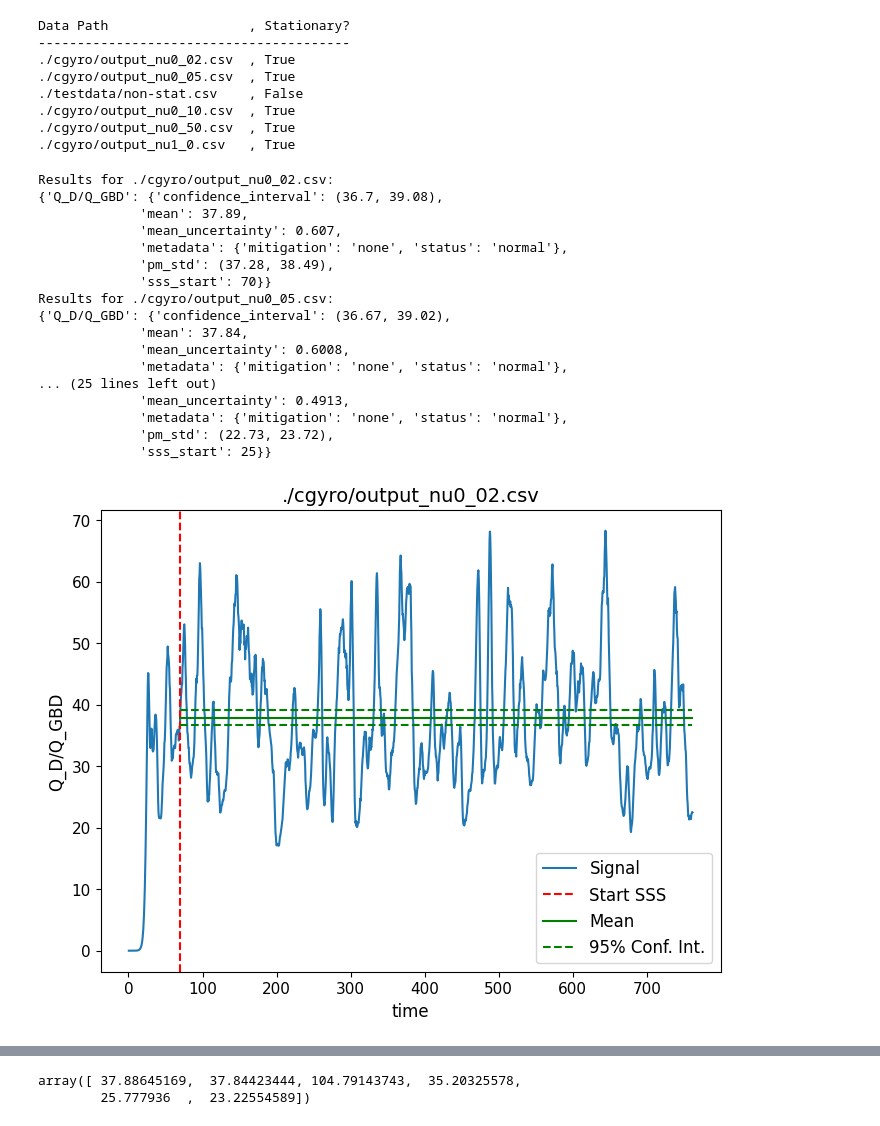
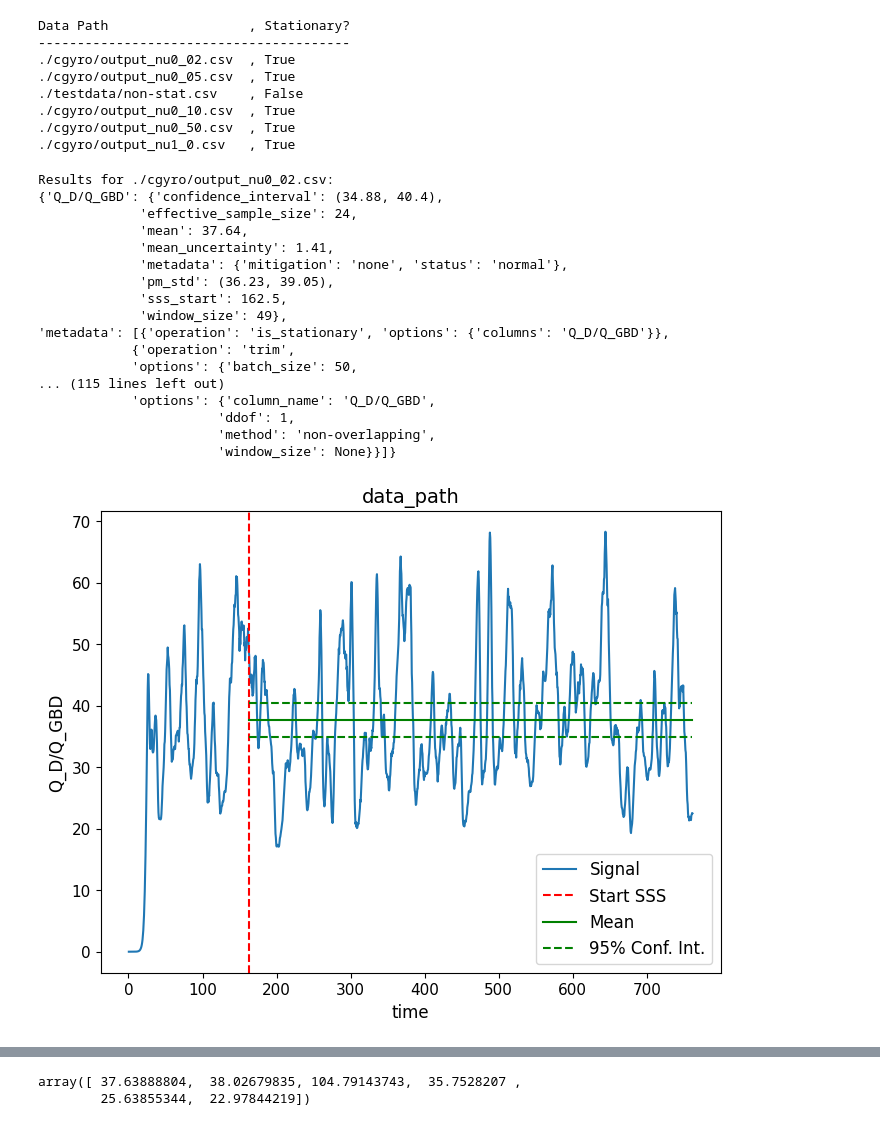
Before and after one commit to sandialabs/quends, a Jupyter notebook: examples/notebooks/robust_workflow.ipynb, the cells around one changed output, grey strips where cells are left out. Drawn from its saved outputs; the diff is of its cells as text; code cells hidden in the pictures.

```diff
--- a/examples/notebooks/robust_workflow.ipynb
+++ b/examples/notebooks/robust_workflow.ipynb
@@ -52,7 +52,7 @@ def process_data_steam(data_stream, col, operate_safe=True, trim_window_size=50,
 
     if stationary:
         # Trim
-        trimmed_stream = data_stream.trim(column_name=col, window_size=trim_window_size, method=trim_method, threshold=trim_threshold, start_time=start_time)
+        trimmed_stream = data_stream.trim(column_name=col, batch_size=trim_window_size, method=trim_method, threshold=trim_threshold, start_time=start_time)
 
         # Start of statistical steady state
         sss_start = trimmed_stream.df['time'][0]
@@ -115,11 +115,12 @@ def process_data_steam(data_stream, col, operate_safe=True, trim_window_size=50,
         return results_dict
 
 # New function to plot signal with basic stats
-def plot_signal_basic_stats(data_stream, col, stats):
+def plot_signal_basic_stats(data_stream, col, stats, label=None):
     """
     data_stream: full Data Stream
     col: string with label of variable we are processing
     stats: dictionary with statistics returned by process_data_steam()
+    label: label to use in title of graph
     """
 
     my_df = data_stream.df
@@ -130,7 +131,8 @@ def plot_signal_basic_stats(data_stream, col, stats):
 
     ax.set_xlabel("time", size=12)
     ax.set_ylabel(col, size=12)
-    ax.set_title(data_path, size=14)
+    if label:
+        ax.set_title(label, size=14)
     # Set the font size for the axis tick labels
     ax.tick_params(axis='both', labelsize=11)
 
@@ -194,43 +196,43 @@ Data Path                  , Stationary?
 # %%
 # Process data streams with a more robust "workflow function"
 flux_means = np.empty((len(data_paths),),dtype=float)
 flux_unc   = np.empty((len(data_paths),),dtype=float)
 
 for i_data, data_path in enumerate(data_paths):
     # Load the data into a data_stream object
     data_stream = qnds.from_csv(data_path)
 
     # Get statistics, set operate_safe to False so it will process
     # data that is not stationary
     stats = process_data_steam(data_stream,col,operate_safe=False)
 
     # Print results
     print(f"Results for {data_path}:")
     formatter.pprint(stats)
 
     # Plot trace with mean and start of steady state
     if not stats[col]["metadata"]["mitigation"] == "drop":
-        plot_signal_basic_stats(data_stream,col,stats)
+        plot_signal_basic_stats(data_stream,col,stats,label="data_path")
 
     # gather mean and uncertainties
     flux_means[i_data] = stats[col]["mean"]
     flux_unc[i_data]   = stats[col]["mean_uncertainty"]
 # %% [output]
 Results for ./cgyro/output_nu0_02.csv:
-{'Q_D/Q_GBD': {'confidence_interval': (36.7, 39.08),
-             'mean': 37.89,
-             'mean_uncertainty': 0.607,
+{'Q_D/Q_GBD': {'confidence_interval': (34.88, 40.4),
+             'effective_sample_size': 24,
+             'mean': 37.64,
+             'mean_uncertainty': 1.41,
              'metadata': {'mitigation': 'none', 'status': 'normal'},
-             'pm_std': (37.28, 38.49),
-             'sss_start': 70}}
-Results for ./cgyro/output_nu0_05.csv:
-{'Q_D/Q_GBD': {'confidence_interval': (36.67, 39.02),
-             'mean': 37.84,
-             'mean_uncertainty': 0.6008,
-             'metadata': {'mitigation': 'none', 'status': 'normal'},
-... (25 lines left out)
-             'mean_uncertainty': 0.4913,
-             'metadata': {'mitigation': 'none', 'status': 'normal'},
-             'pm_std': (22.73, 23.72),
-             'sss_start': 25}}
+             'pm_std': (36.23, 39.05),
+             'sss_start': 162.5,
+             'window_size': 49},
+'metadata': [{'operation': 'is_stationary', 'options': {'columns': 'Q_D/Q_GBD'}},
+            {'operation': 'trim',
+            'options': {'batch_size': 50,
+... (115 lines left out)
+            'options': {'column_name': 'Q_D/Q_GBD',
+                       'ddof': 1,
+                       'method': 'non-overlapping',
+                       'window_size': None}}]}
-[figure, old version]
+[figure, new version]
@@ -242,5 +244,5 @@ Results for ./cgyro/output_nu0_05.csv:
 # %%
 flux_means
 # %% [output]
-array([ 37.88645169,  37.84423444, 104.79143743,  35.20325578,
-        25.777936  ,  23.22554589])
+array([ 37.63888804,  38.02679835, 104.79143743,  35.7528207 ,
+        25.63855344,  22.97844219])
```
Also changed, not shown: parts of 1 cell of this notebook.
